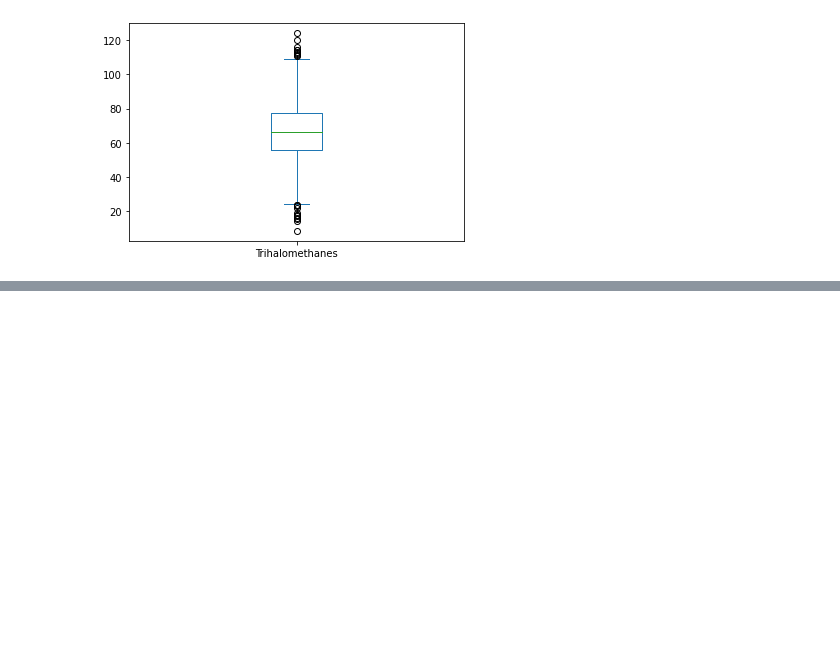
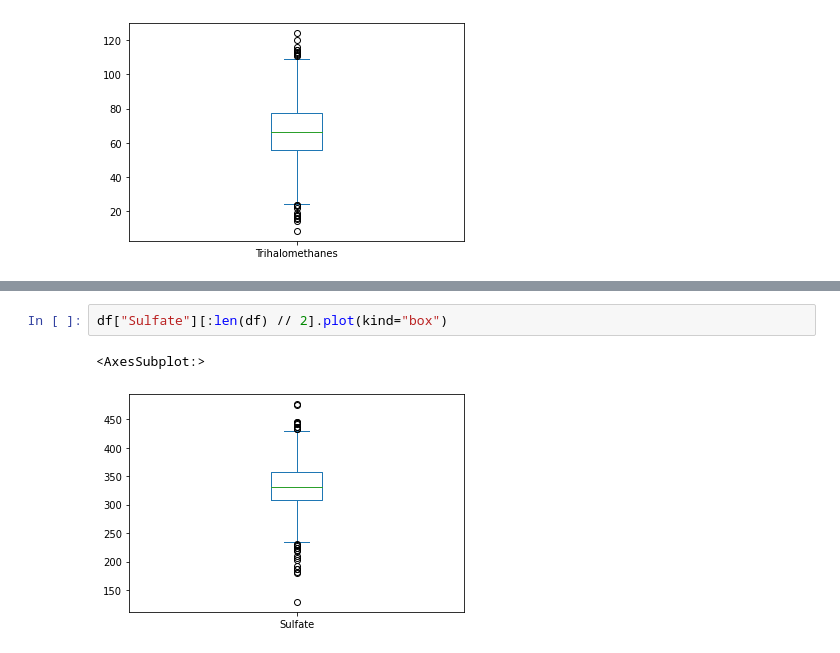
Before and after one commit to airathalca/IF2220-TUBES1, a Jupyter notebook: main.ipynb, the cells around one changed output, grey strips where cells are left out. Cells and saved outputs as stored; diff of their text form; blank space fills up the shorter version.

```diff
--- a/main.ipynb
+++ b/main.ipynb
@@ -471,0 +492,5 @@ Jadi, persentase nilai Trihalomethanes yang kurang dari $40$ adalah sama dengan
+# %%
+df["Sulfate"][:len(df) // 2].plot(kind="box")
+# %% [output]
+<AxesSubplot:>
+[figure, added]
```
Also changed, not shown: parts of 10 cells of this notebook.
